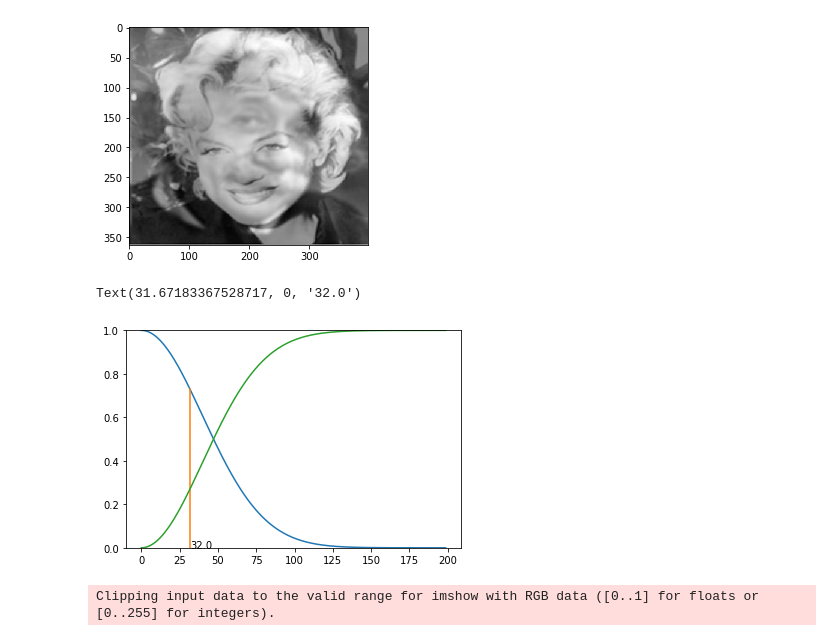
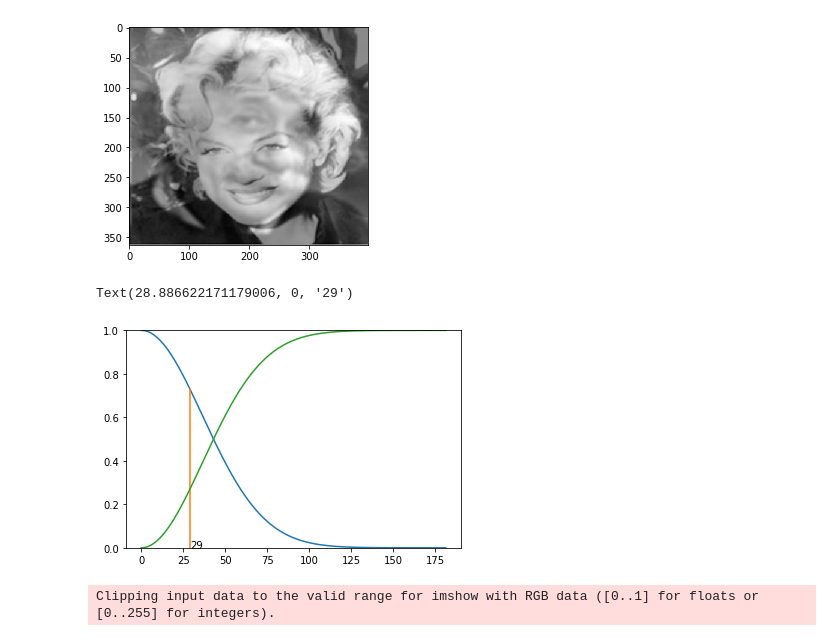
Before and after one commit to yananda93/CS584, a Jupyter notebook: HW3/HW3.ipynb, the cells around one changed output. Drawn from its saved outputs; the diff is of its cells as text; code cells hidden in the pictures.

Commit message:
update plot

```diff
--- a/HW3/HW3.ipynb
+++ b/HW3/HW3.ipynb
@@ -162,32 +162,32 @@ plt.imshow(hybrid1, cmap = 'gray')
 <matplotlib.image.AxesImage at 0x...>
 [figure]
 # %%
-# Plot the frequency cut off, cut_off_freq = r/(2*np.pi*cutoff1) = 32
+# Plot the frequency cut off, cut_off_freq = r/(2*np.pi*cutoff1) = 29
 low_pass = gaussian_kernel(cutoff1)
-r1 = img1.shape[0]
-r2= img2.shape[0]
-r = min(r1,r2)
+c1 = img1.shape[1]
+c2= img2.shape[1]
+c = min(c1,c2)
 x = np.arange(0,0.5,0.001)
 a = 1/(cutoff1*np.sqrt(2*np.pi))
 gx = np.exp(-np.pi**2*x**2/a)  #frequency response
-x =x*r
+x =x*c
 plt.ylim(ymin=0)  # this line
 plt.plot(x, gx)
-cut_off_freq = r/(2*np.pi*cutoff1) # tranfer to frequency domain
-f = cut_off_freq/r
+cut_off_freq = c/(2*np.pi*cutoff1) # tranfer to frequency domain
+f = cut_off_freq/c
 g = np.exp(-np.pi**2*f**2/a)
 point1 = [cut_off_freq,cut_off_freq]
 point2 = [0,g]
 plt.plot(point1,point2)
 
 high_pass = np.zeros(low_pass.shape)
 high_pass[low_pass.shape[0]//2][low_pass.shape[0]//2] = 1
 gx = 1 - gx  # high frequency response
 plt.plot(x, gx)
 plt.text(cut_off_freq,0,int(np.ceil(cut_off_freq)))
 # %% [output]
-Text(31.67183367528717, 0, '32.0')
+Text(28.886622171179006, 0, '29')
-[figure, old version]
+[figure, new version]
 # %%
 cutoff2 = 3
 hybrid2 = hybridimg(img3, img4, cutoff)
```
Also changed, not shown: parts of 1 cell of this notebook.
